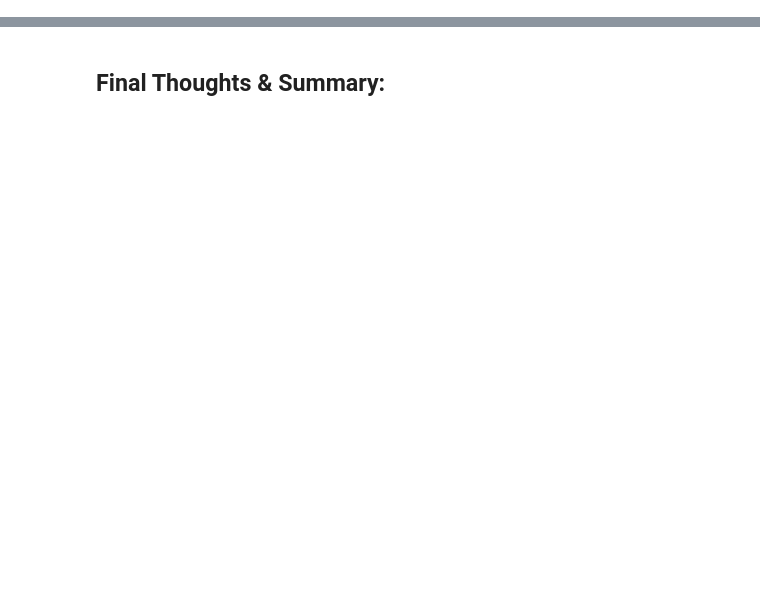
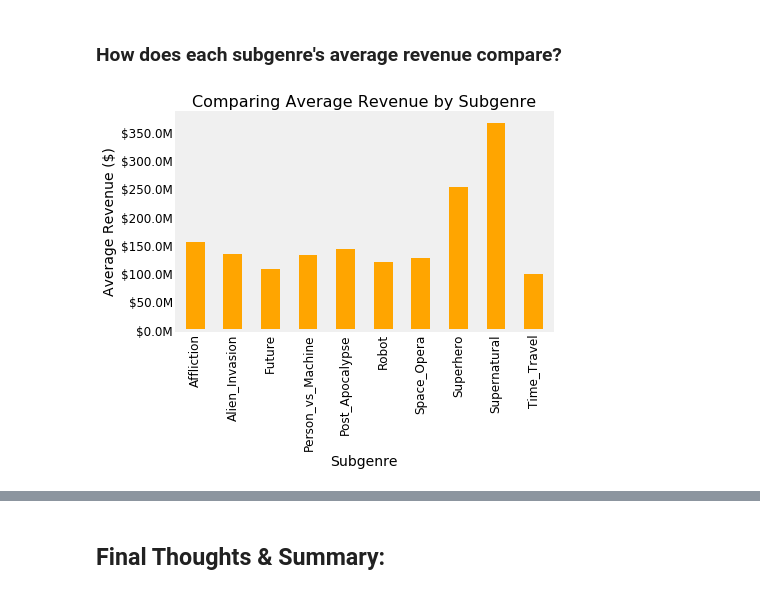
Before and after one commit to AlisonSalerno/scifi-movie-eda-project, a Jupyter notebook: AJAnalyticaFinal.ipynb, the cells around one changed output, grey strips where cells are left out. Cells and saved outputs as stored; diff of their text form; code cells hidden in the pictures; blank space fills up the shorter version.

```diff
--- a/AJAnalyticaFinal.ipynb
+++ b/AJAnalyticaFinal.ipynb
@@ -143,0 +125,18 @@ plt.bar(range(len(top_10)),top_10_revenue)
+# %% [markdown]
+### How does each subgenre's average revenue compare?
+# %%
+#plots each subgenre's revenue average in a vertical bar graph
+
+
+Avg_rev_by_sub=scifi_df.groupby('Subgenre')['Revenue'].mean()
+Fig2=Avg_rev_by_sub.plot(kind='bar',grid=False,color='orange')
+Fig2.set_title('Comparing Average Revenue by Subgenre',fontdict={'size':16})
+Fig2.set_xlabel('Subgenre',fontdict={'size':14})
+Fig2.set_ylabel('Average Revenue ($)',fontdict={'size':14})
+Fig2.yaxis.set_major_formatter(formatter)
+plt.xticks(fontsize=12)
+plt.yticks(fontsize=12)
+
+plt.show()
+# %% [output]
+[figure, added]
```
Also changed, not shown: parts of 47 cells of this notebook, 4 other files.
